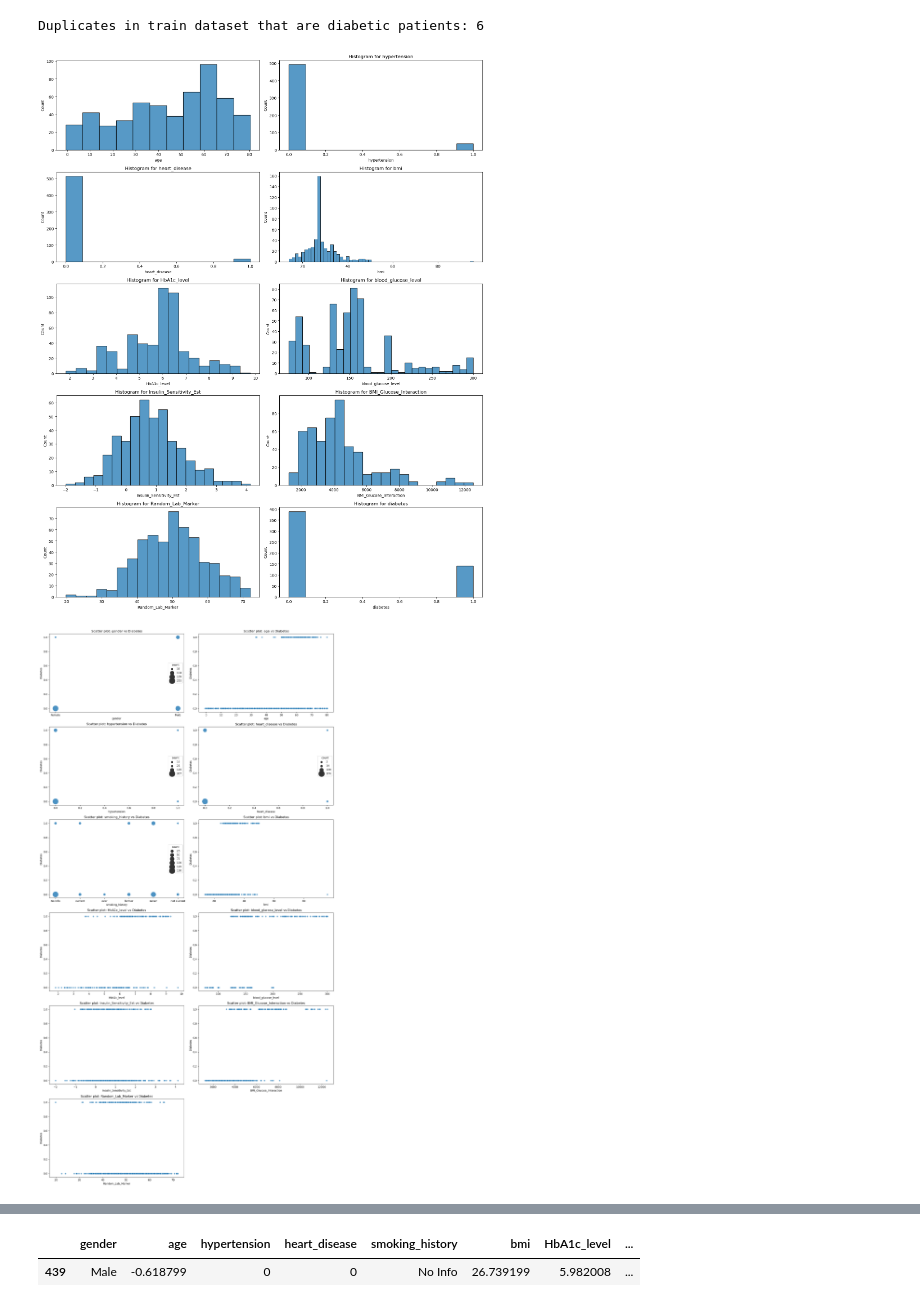
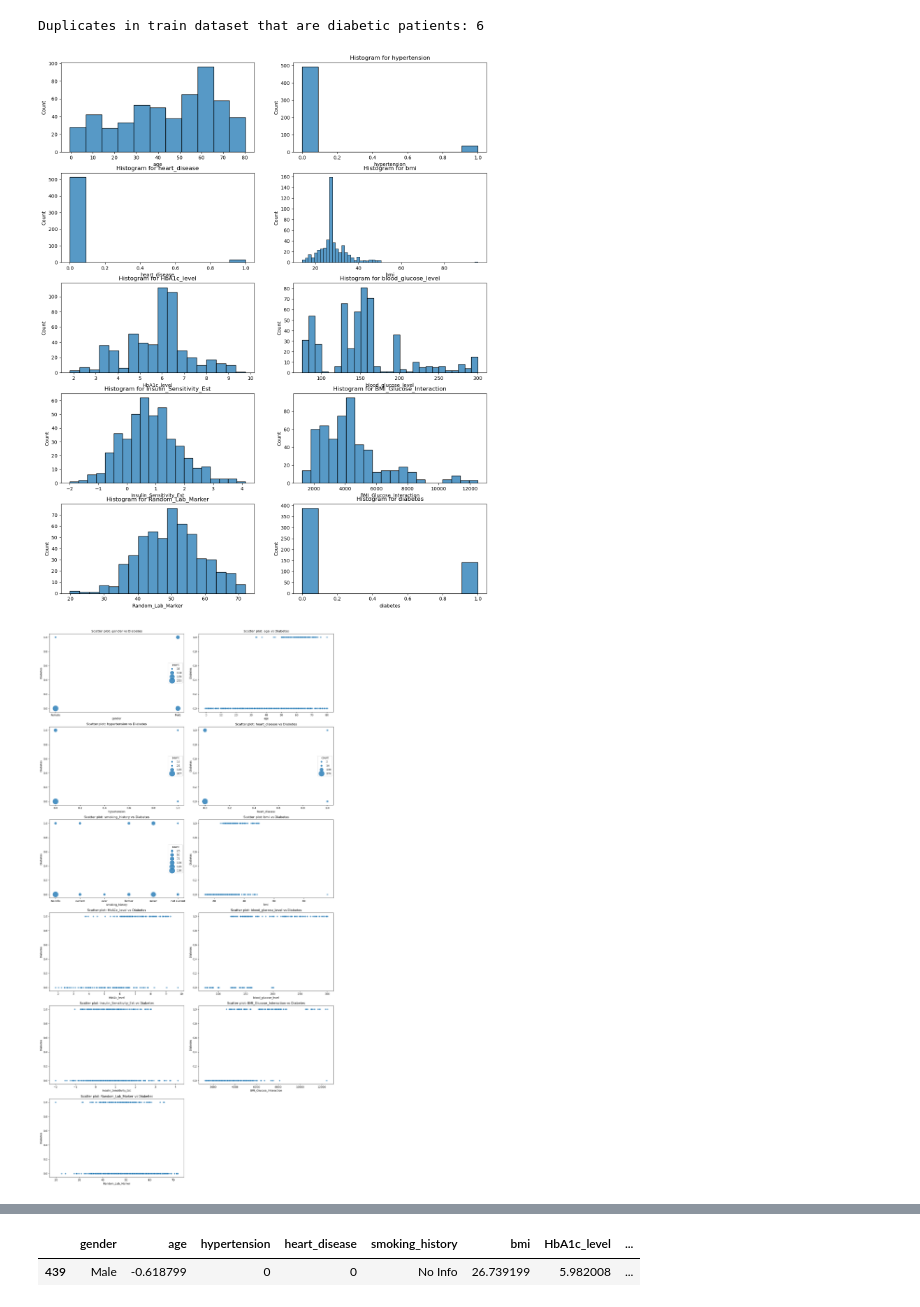
Before and after one commit to MartiChiodo/progetto_BIxBD, a Jupyter notebook: main.ipynb, the cells around one changed output, grey strips where cells are left out. Cells and saved outputs as stored; diff of their text form; code cells hidden in the pictures.

```diff
--- a/main.ipynb
+++ b/main.ipynb
@@ -115,32 +116,32 @@ Duplicates in train dataset that are diabetic patients: 6
 # %%
 # Displaying 3 boxplots for row
 cols_per_row = 2
 numerical_columns = train_dataset.columns
 numerical_columns = numerical_columns.drop('gender')
 numerical_columns = numerical_columns.drop('smoking_history')
 
 rows = (len(numerical_columns) + cols_per_row - 1) // cols_per_row
 
 # Create a grid of boxplots using seaborn
-fig, axes = plt.subplots(rows, cols_per_row, figsize=(16, 4 * rows))
+fig, axes = plt.subplots(rows, cols_per_row, figsize=(16, 4 * rows), constrained_layout=True)
 axes = axes.flatten()
 
 for i, column in enumerate(numerical_columns):
     if column == 'age':
         sns.histplot(x=train_dataset[column], ax=axes[i])
     else:
         sns.histplot(x=train_dataset[column], ax=axes[i])
         axes[i].set_title(f'Histogram for {column}')
         axes[i].set_xlabel(column)
 
 for i in range(len(numerical_columns), len(axes)):
     axes[i].axis('off')
 
 plt.savefig('output/hist_features.pdf', format='pdf', bbox_inches='tight')
 plt.tight_layout()
 plt.show()
 # %% [output]
-[figure, old version]
+[figure, new version]
 # %%
 # Creazione di scatter plot per ogni feature rispetto alla variabile 'diabetes'
 features = [col for col in train_dataset.columns if col != 'diabetes']
@@ -183,7 +184,7 @@ plt.savefig('output/features_vs_diabetes.pdf', format='pdf', bbox_inches='tight'
 plt.tight_layout()
 plt.show()
 # %% [output]
-[figure, old version]
+[figure, new version]
 # %% [markdown]
 Da questi istogrammi possiamo fare alcune considerazioni:
 1. Risultano delle righe con un età associata negativa, potremmo eliminare quelle righe dal dataset;
```
Also changed, not shown: parts of 11 cells of this notebook, 11 other files.
